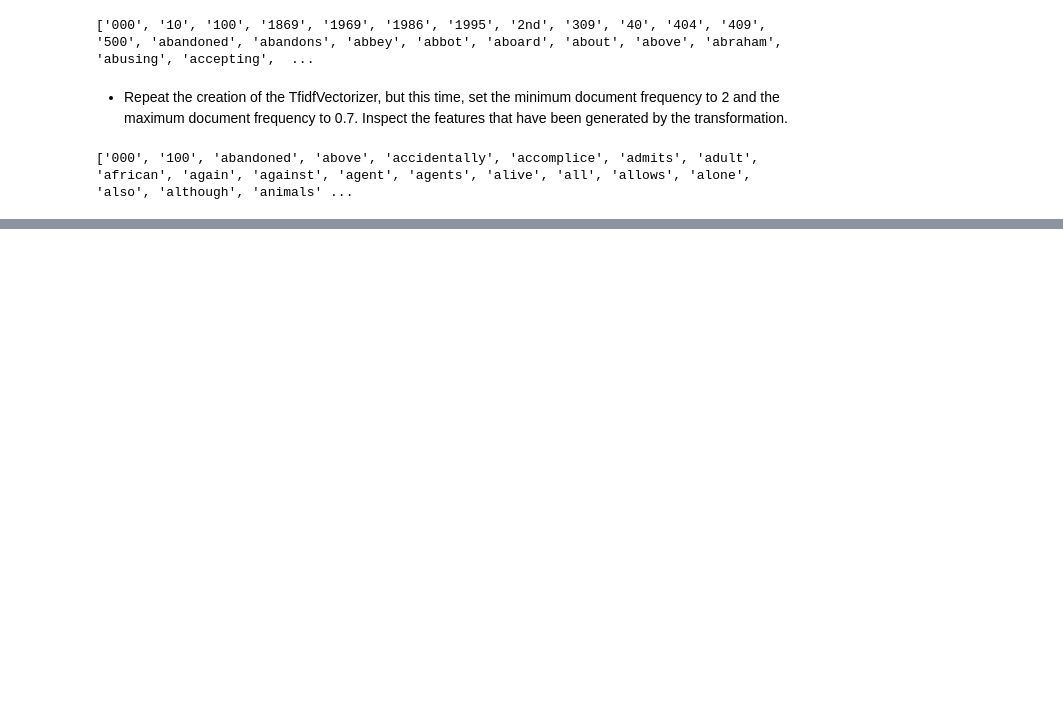
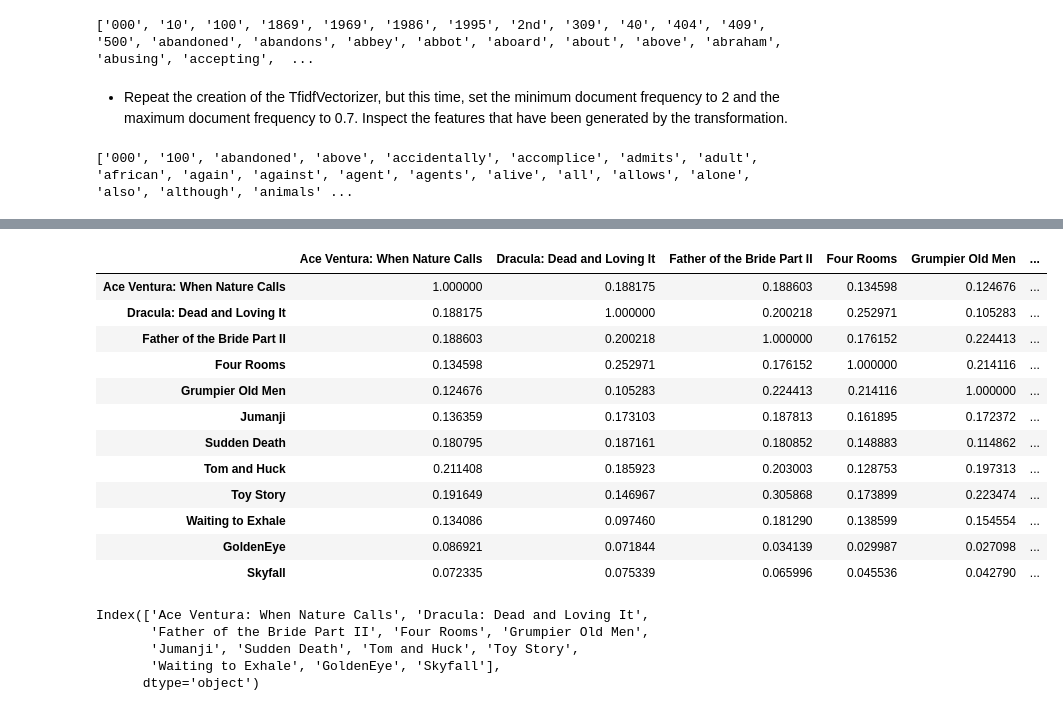
Before and after one commit to edneide/recommendation_engines, a Jupyter notebook: chapter_02.ipynb, the cells around one changed output, grey strips where cells are left out. Cells and saved outputs as stored; diff of their text form; code cells hidden in the pictures; blank space fills up the shorter version.

```diff
--- a/chapter_02.ipynb
+++ b/chapter_02.ipynb
@@ -460,0 +540,12 @@ print(vectorizer.get_feature_names())
+# %%
+# Import cosine_similarity measure
+from sklearn.metrics.pairwise import cosine_similarity
+
+# Create the array of cosine similarity values
+cosine_similarity_array = cosine_similarity(tfidf_summary_df)
+# %%
+# Wrap the array in a pandas DataFrame
+cosine_similarity_df = pd.DataFrame(cosine_similarity_array, index=tfidf_summary_df.index, columns=tfidf_summary_df.index)
+
+# Print the top 5 rows of the DataFrame
+cosine_similarity_df.head()
@@ -460,0 +559,24 @@ print(vectorizer.get_feature_names())
+# %%
+cosine_similarity_df
+# %% [output]
+|  | Ace Ventura: When Nature Calls | Dracula: Dead and Loving It | Father of the Bride Part II | Four Rooms | Grumpier Old Men | ... |
+| Ace Ventura: When Nature Calls | 1.000000 | 0.188175 | 0.188603 | 0.134598 | 0.124676 | ... |
+| Dracula: Dead and Loving It | 0.188175 | 1.000000 | 0.200218 | 0.252971 | 0.105283 | ... |
+| Father of the Bride Part II | 0.188603 | 0.200218 | 1.000000 | 0.176152 | 0.224413 | ... |
+| Four Rooms | 0.134598 | 0.252971 | 0.176152 | 1.000000 | 0.214116 | ... |
+| Grumpier Old Men | 0.124676 | 0.105283 | 0.224413 | 0.214116 | 1.000000 | ... |
+| Jumanji | 0.136359 | 0.173103 | 0.187813 | 0.161895 | 0.172372 | ... |
+| Sudden Death | 0.180795 | 0.187161 | 0.180852 | 0.148883 | 0.114862 | ... |
+| Tom and Huck | 0.211408 | 0.185923 | 0.203003 | 0.128753 | 0.197313 | ... |
+| Toy Story | 0.191649 | 0.146967 | 0.305868 | 0.173899 | 0.223474 | ... |
+| Waiting to Exhale | 0.134086 | 0.097460 | 0.181290 | 0.138599 | 0.154554 | ... |
+| GoldenEye | 0.086921 | 0.071844 | 0.034139 | 0.029987 | 0.027098 | ... |
+| Skyfall | 0.072335 | 0.075339 | 0.065996 | 0.045536 | 0.042790 | ... |
+# %%
+cosine_similarity_df.index
+# %% [output]
+Index(['Ace Ventura: When Nature Calls', 'Dracula: Dead and Loving It',
+       'Father of the Bride Part II', 'Four Rooms', 'Grumpier Old Men',
+       'Jumanji', 'Sudden Death', 'Tom and Huck', 'Toy Story',
+       'Waiting to Exhale', 'GoldenEye', 'Skyfall'],
+      dtype='object')
```
Also changed, not shown: parts of 39 cells of this notebook, 3 other files.
